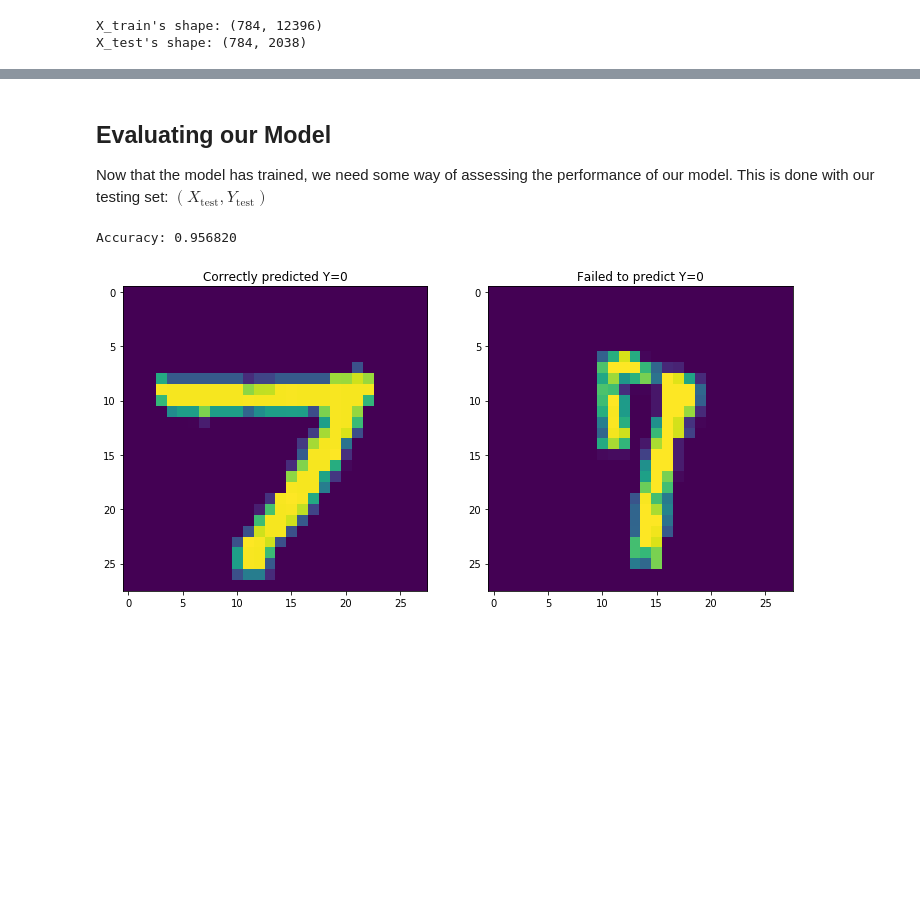
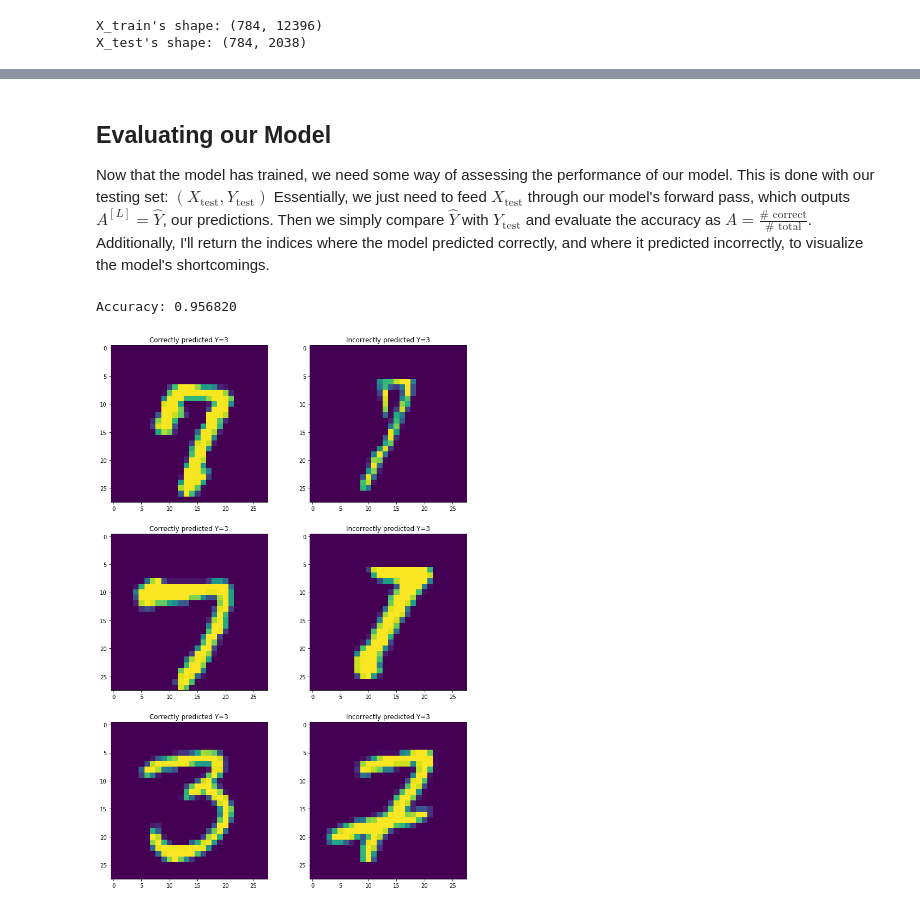
Before and after one commit to Fquico1999/numpy_neural_nets, a Jupyter notebook: numpy_neural_nets.ipynb, the cells around one changed output, grey strips where cells are left out. Drawn from its saved outputs; the diff is of its cells as text; code cells hidden in the pictures; blank space fills up the shorter version.

Commit message:
Fixed bugs, expanded model comparison

```diff
--- a/numpy_neural_nets.ipynb
+++ b/numpy_neural_nets.ipynb
@@ -762,10 +762,10 @@ def train(X, Y, model_shape, layer_activations, optimizer, initialization_method
                                                                t, learning_rate=learning_rate,
                                                                          beta1=beta1, beta2=beta2,
                                                                          epsilon=epsilon)
-        mean_cost = total_cost / m
+        mean_cost = total_cost / float(mini_batch_size)
 
-        # Print the cost every 10 epoch
-        if print_cost and i % 1 == 0:
+        # Print the cost every 5 epoch
+        if print_cost and i % 5 == 0:
             print ("Cost after epoch %i: %f" %(i, mean_cost))
         if print_cost and i % 1 == 0:
             costs.append(mean_cost)
@@ -862,10 +867,10 @@ n_h = 7
 model_shape = (n_x, n_h, n_y)
 
 layer_activations = ['relu','relu','sigmoid']
-optimizer = 'adam'
+optimizer = 'gd'
 
-learning_rate = 0.0001
+learning_rate = 0.0005
 
 parameters = train(X_train_norm,Y_train, model_shape, layer_activations, optimizer,
-                   learning_rate=learning_rate, mini_batch_size=128, num_epochs=10)
+                   learning_rate=learning_rate, mini_batch_size=128, num_epochs=17)
 # %% [output]
@@ -883,6 +882,8 @@ Cost after epoch 9: 0.000895
 # %% [markdown]
 ## Evaluating our Model
 Now that the model has trained, we need some way of assessing the performance of our model. This is done with our testing set: $(X_{\text{test}}, Y_{\text{test}})$
+Essentially, we just need to feed $X_{\text{test}}$ through our model's forward pass, which outputs $A^{[L]}=\hat{Y}$, our predictions. Then we simply compare $\hat{Y}$ with $Y_{\text{test}}$ and evaluate the accuracy as $A=\frac{\text{# correct}}{\text{# total}}$.
+Additionally, I'll return the indices where the model predicted correctly, and where it predicted incorrectly, to visualize the model's shortcomings.
 # %%
 def evaluate(X_test, Y_test, layer_activations, parameters, threshold=0.5):
     """
@@ -895,8 +896,8 @@ def evaluate(X_test, Y_test, layer_activations, parameters, threshold=0.5):
     parameters -- trained parameters W, b
 
     Returns:
-    correct -- tuple of (X_test, Y_test) corresponding to correct predictions
-    incorrect -- tuple of (X_test, Y_test) corresponding to incorrect predictions
+    correct -- list of booleans corresponding to the indices of correct predictions
+    incorrect -- list of booleans correspondingin to the indices of incorrect predictions
     """
 
     #Number of test samples
@@ -912,8 +913,7 @@ def evaluate(X_test, Y_test, layer_activations, parameters, threshold=0.5):
 
     num_correct = np.sum(Y_pred == Y_test)
     num_incorrect = m-num_correct
-
-    print("Accuracy: %f" % (num_correct/m))
+    print("Accuracy: %f" % (float(num_correct)/m))
 
     correct = Y_pred == Y_test
     incorrect = Y_pred != Y_test
@@ -922,29 +922,40 @@ def evaluate(X_test, Y_test, layer_activations, parameters, threshold=0.5):
 # %%
 #Evaluate
 correct, incorrect = evaluate(X_test_norm, Y_test.T, layer_activations, parameters)
 
 #Get correect predictions
 X_correct = X_test[correct]
 Y_correct = Y_test[correct]
 
 #Get incorrect predictions
 X_incorrect = X_test[incorrect]
 Y_incorrect = Y_test[incorrect]
 
-fig,ax = plt.subplots(1,2)
-fig.set_size_inches(12,6)
+fig,ax = plt.subplots(3,2)
+fig.set_size_inches(12,18)
 fig.set_facecolor('w')
 
-i_correct = np.random.randint(len(X_correct))
-i_incorrect = np.random.randint(len(X_incorrect))
+i_correct = np.random.randint(len(X_correct), size=3)
+i_incorrect = np.random.randint(len(X_incorrect), size=3)
 
-ax[0].imshow(X_correct[i_correct])
-ax[0].set_title("Correctly predicted Y=%i"%(Y_correct[i_correct]))
+ax[0,0].imshow(X_correct[i_correct[0]])
+ax[0,0].set_title("Correctly predicted Y=%i"%(class_a*Y_test[i_correct[0]] + (1-Y_test[i_correct[0]])*class_b))
 
-ax[1].imshow(X_incorrect[i_incorrect])
-ax[1].set_title("Failed to predict Y=%i"%(Y_incorrect[i_incorrect]))
+ax[0,1].imshow(X_incorrect[i_incorrect[0]])
+ax[0,1].set_title("Incorrectly predicted Y=%i"%(class_a*Y_test[i_correct[0]] + (1-Y_test[i_correct[0]])*class_b))
 
+ax[1,0].imshow(X_correct[i_correct[1]])
+ax[1,0].set_title("Correctly predicted Y=%i"%(class_a*Y_test[i_correct[1]] + (1-Y_test[i_correct[1]])*class_b))
+
+ax[1,1].imshow(X_incorrect[i_incorrect[1]])
+ax[1,1].set_title("Incorrectly predicted Y=%i"%(class_a*Y_test[i_correct[1]] + (1-Y_test[i_correct[1]])*class_b))
+
+ax[2,0].imshow(X_correct[i_correct[2]])
+ax[2,0].set_title("Correctly predicted Y=%i"%(class_a*Y_test[i_correct[2]] + (1-Y_test[i_correct[2]])*class_b))
+
+ax[2,1].imshow(X_incorrect[i_incorrect[2]])
+ax[2,1].set_title("Incorrectly predicted Y=%i"%(class_a*Y_test[i_correct[2]] + (1-Y_test[i_correct[2]])*class_b))
 plt.show()
 # %% [output]
 Accuracy: 0.956820
-[figure, old version]
+[figure, new version]
```
Also changed, not shown: parts of 9 cells of this notebook.
